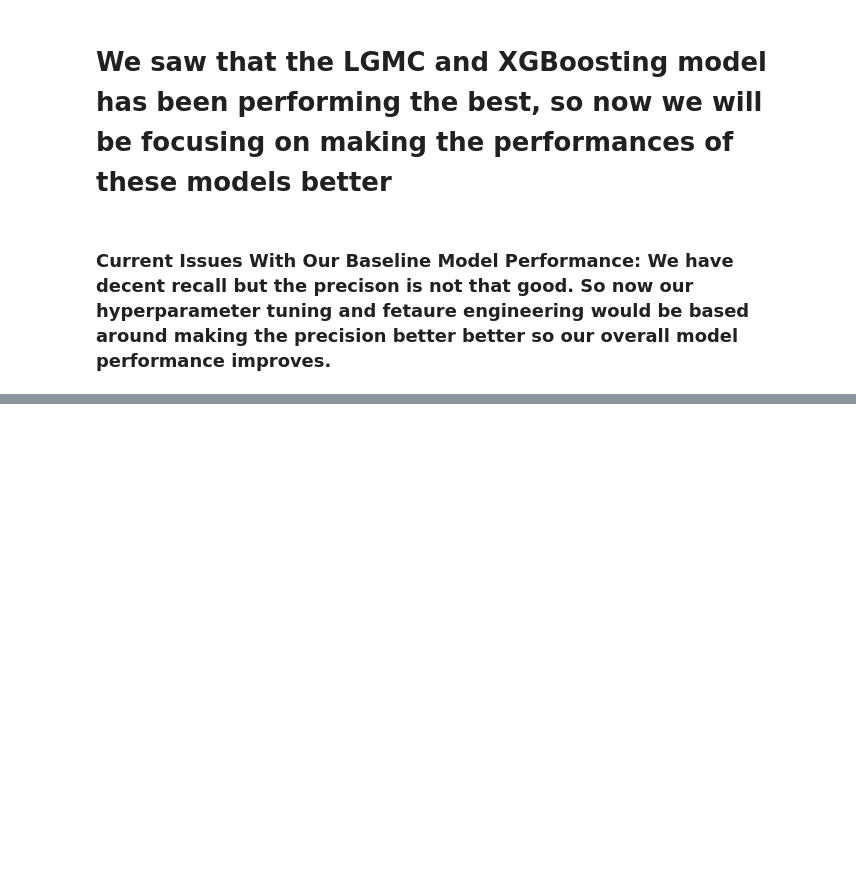
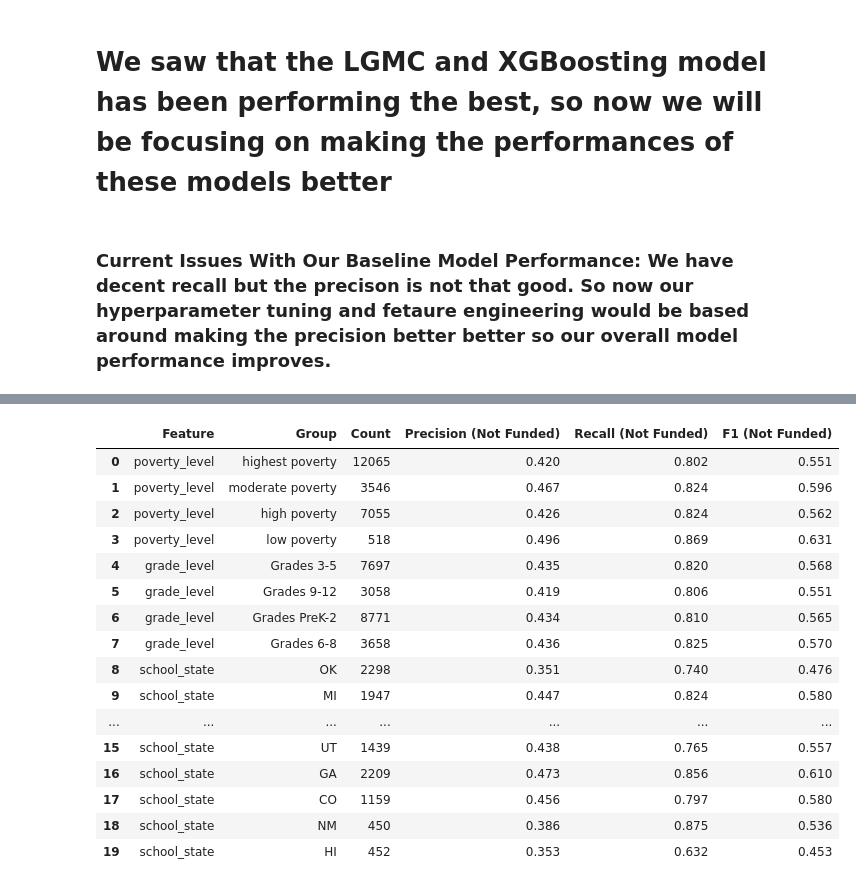
Before and after one commit to anshika2698/ML-PROJECT-GROUP-14, a Jupyter notebook: mlp_updated.ipynb, the cells around one changed output, grey strips where cells are left out. Cells and saved outputs as stored; diff of their text form; code cells hidden in the pictures; blank space fills up the shorter version.

Commit message:
Updated some markdown cell and audit bias

```diff
--- a/mlp_updated.ipynb
+++ b/mlp_updated.ipynb
@@ -714,0 +724,55 @@ print(metrics_df.sort_values(by='Recall', ascending=False))
+# %%
+# Add test set columns to a new DataFrame
+audit_df = X_test.copy()
+audit_df['y_true'] = y_test.values
+audit_df['y_pred'] = (xg.predict_proba(X_test)[:, 1] >= 0.5).astype(int)
+audit_df['y_prob'] = xg.predict_proba(X_test)[:, 1]
+
+# Join sensitive attributes back from original df
+audit_df['poverty_level'] = df.loc[audit_df.index, 'poverty_level']
+audit_df['grade_level'] = df.loc[audit_df.index, 'grade_level']
+audit_df['school_state'] = df.loc[audit_df.index, 'school_state']
+
+# Now audit across multiple features
+sensitive_features = ['poverty_level', 'grade_level', 'school_state']
+results = []
+
+for feature in sensitive_features:
+    for group in audit_df[feature].dropna().unique():
+        group_df = audit_df[audit_df[feature] == group]
+        if len(group_df) < 30:  # skip small groups to avoid unstable metrics
+            continue
+
+        precision = precision_score(group_df['y_true'], group_df['y_pred'], pos_label=0)
+        recall = recall_score(group_df['y_true'], group_df['y_pred'], pos_label=0)
+        f1 = f1_score(group_df['y_true'], group_df['y_pred'], pos_label=0)
+
+        results.append({
+            'Feature': feature,
+            'Group': group,
+            'Count': len(group_df),
+            'Precision (Not Funded)': round(precision, 3),
+            'Recall (Not Funded)': round(recall, 3),
+            'F1 (Not Funded)': round(f1, 3)
+        })
+
+bias_audit_df = pd.DataFrame(results)
+bias_audit_df
+# %% [output]
+|  | Feature | Group | Count | Precision (Not Funded) | Recall (Not Funded) | F1 (Not Funded) |
+| 0 | poverty_level | highest poverty | 12065 | 0.420 | 0.802 | 0.551 |
+| 1 | poverty_level | moderate poverty | 3546 | 0.467 | 0.824 | 0.596 |
+| 2 | poverty_level | high poverty | 7055 | 0.426 | 0.824 | 0.562 |
+| 3 | poverty_level | low poverty | 518 | 0.496 | 0.869 | 0.631 |
+| 4 | grade_level | Grades 3-5 | 7697 | 0.435 | 0.820 | 0.568 |
+| 5 | grade_level | Grades 9-12 | 3058 | 0.419 | 0.806 | 0.551 |
+| 6 | grade_level | Grades PreK-2 | 8771 | 0.434 | 0.810 | 0.565 |
+| 7 | grade_level | Grades 6-8 | 3658 | 0.436 | 0.825 | 0.570 |
+| 8 | school_state | OK | 2298 | 0.351 | 0.740 | 0.476 |
+| 9 | school_state | MI | 1947 | 0.447 | 0.824 | 0.580 |
+| ... | ... | ... | ... | ... | ... | ... |
+| 15 | school_state | UT | 1439 | 0.438 | 0.765 | 0.557 |
+| 16 | school_state | GA | 2209 | 0.473 | 0.856 | 0.610 |
+| 17 | school_state | CO | 1159 | 0.456 | 0.797 | 0.580 |
+| 18 | school_state | NM | 450 | 0.386 | 0.875 | 0.536 |
+| 19 | school_state | HI | 452 | 0.353 | 0.632 | 0.453 |
```
Also changed, not shown: parts of 19 cells of this notebook.
